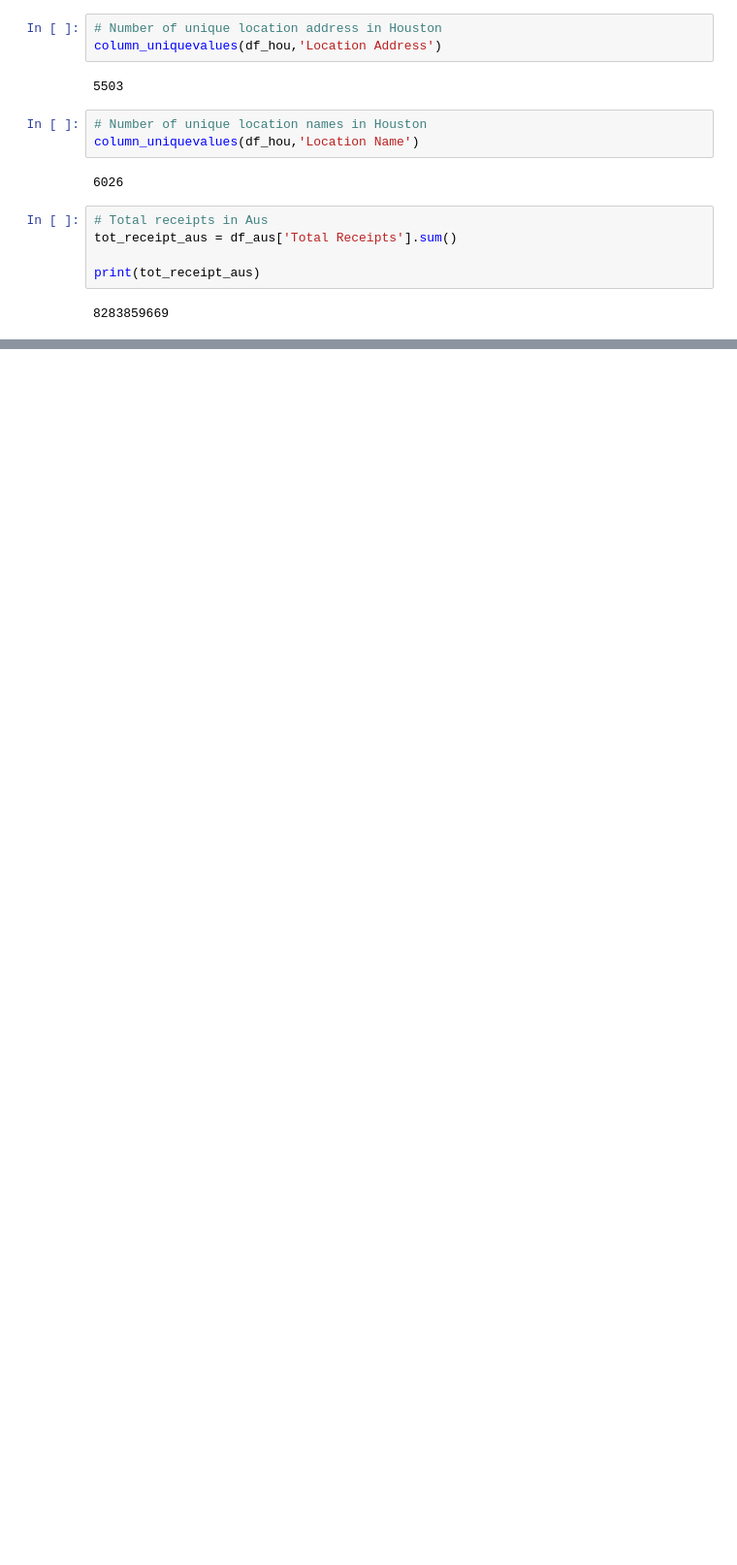
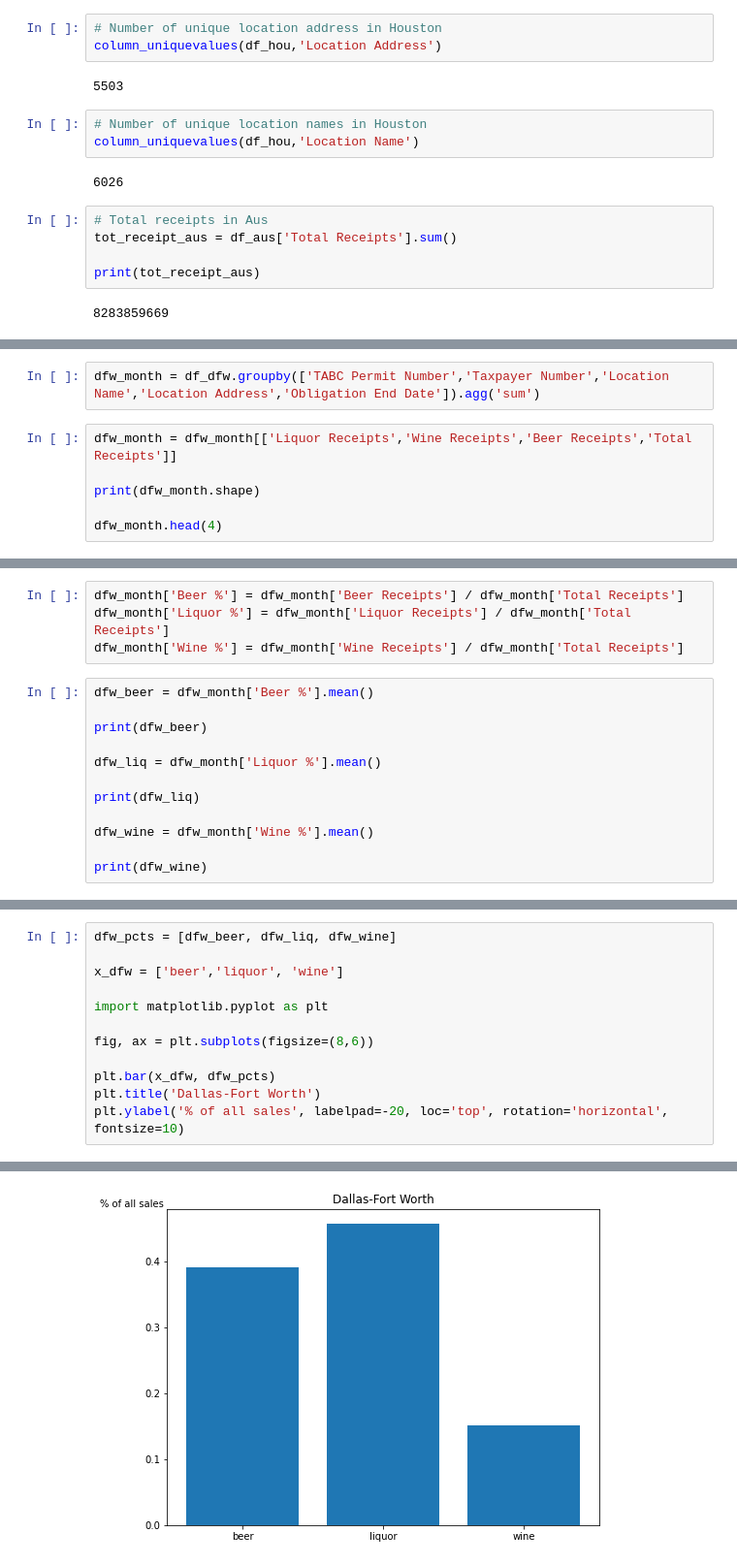
Before and after one commit to austinpracticaldatascience/texas_beer, a Jupyter notebook: mixed_receipts_joebryan.ipynb, the cells around one changed output, grey strips where cells are left out. Shown: that part at 97% size. Cells and saved outputs as stored; diff of their text form; blank space fills up the shorter version.

```diff
--- a/mixed_receipts_joebryan.ipynb
+++ b/mixed_receipts_joebryan.ipynb
@@ -324,0 +499,8 @@ x
+# %%
+dfw_month = df_dfw.groupby(['TABC Permit Number','Taxpayer Number','Location Name','Location Address','Obligation End Date']).agg('sum')
+# %%
+dfw_month = dfw_month[['Liquor Receipts','Wine Receipts','Beer Receipts','Total Receipts']]
+
+print(dfw_month.shape)
+
+dfw_month.head(4)
@@ -324,0 +515,16 @@ x
+# %%
+dfw_month['Beer %'] = dfw_month['Beer Receipts'] / dfw_month['Total Receipts']
+dfw_month['Liquor %'] = dfw_month['Liquor Receipts'] / dfw_month['Total Receipts']
+dfw_month['Wine %'] = dfw_month['Wine Receipts'] / dfw_month['Total Receipts']
+# %%
+dfw_beer = dfw_month['Beer %'].mean()
+
+print(dfw_beer)
+
+dfw_liq = dfw_month['Liquor %'].mean()
+
+print(dfw_liq)
+
+dfw_wine = dfw_month['Wine %'].mean()
+
+print(dfw_wine)
@@ -324,0 +535,13 @@ x
+# %%
+dfw_pcts = [dfw_beer, dfw_liq, dfw_wine]
+
+x_dfw = ['beer','liquor', 'wine']
+
+import matplotlib.pyplot as plt
+
+fig, ax = plt.subplots(figsize=(8,6))
+
+plt.bar(x_dfw, dfw_pcts)
+plt.title('Dallas-Fort Worth')
+plt.ylabel('% of all sales', labelpad=-20, loc='top', rotation='horizontal', fontsize=10)
+# %% [output]
@@ -324,0 +549 @@ x
+[figure, added]
```
Also changed, not shown: parts of 40 cells of this notebook.
